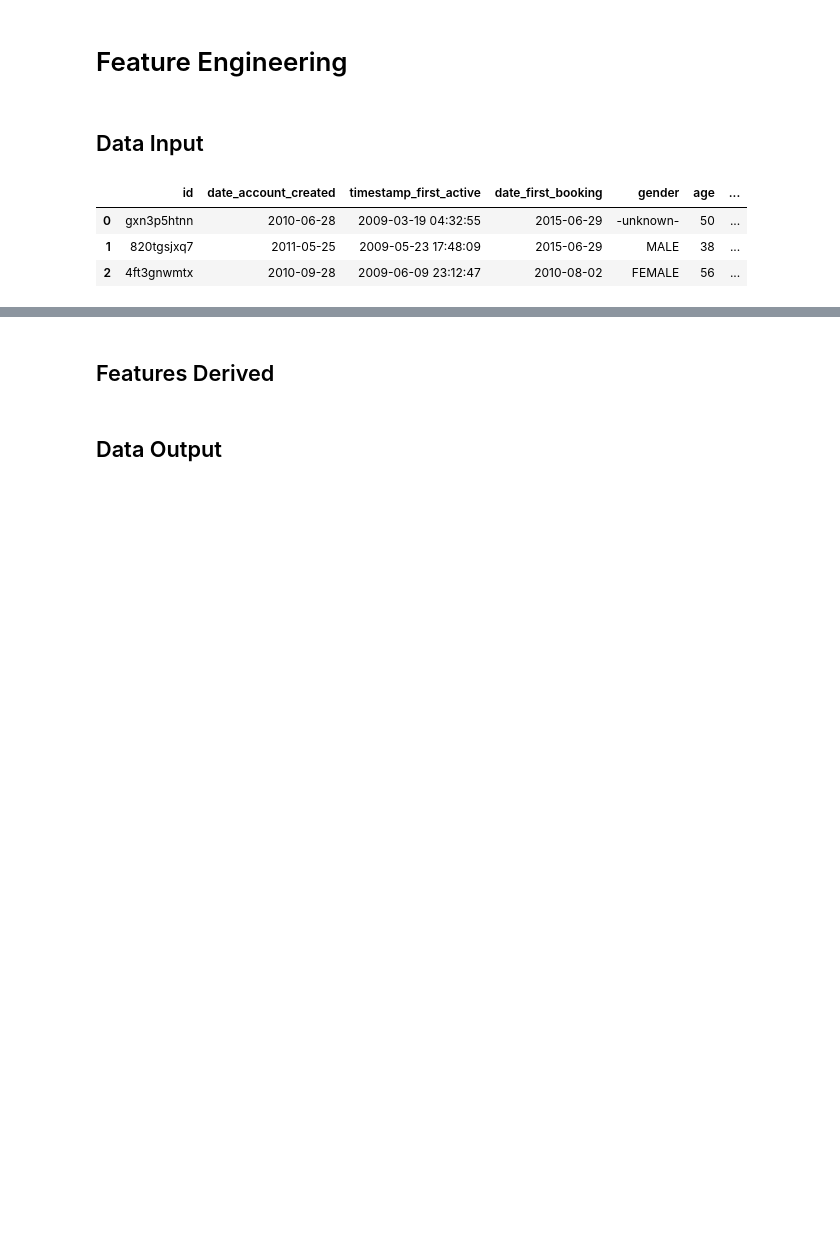
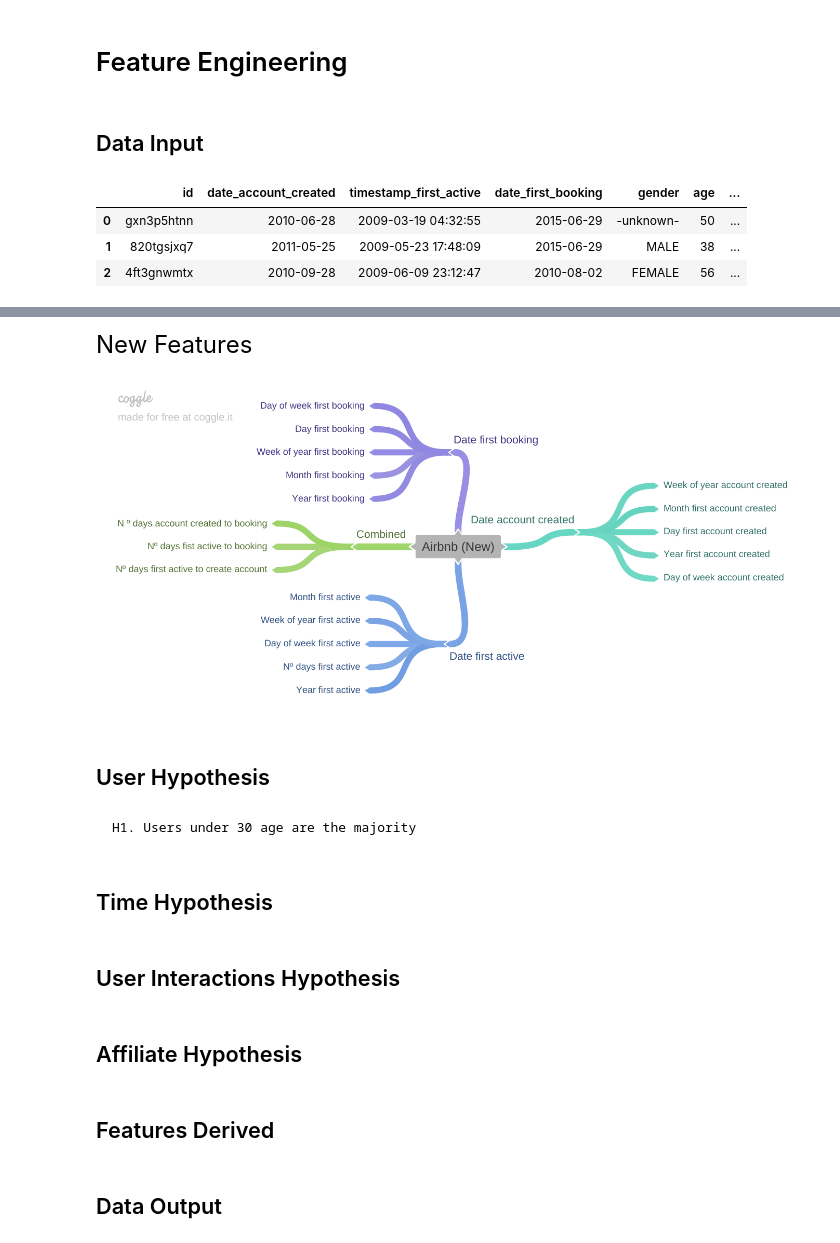
Before and after one commit to MarcosRMG/pa000_airbnb, a Jupyter notebook: notebooks/airbnb.ipynb, the cells around one changed output, grey strips where cells are left out. Drawn from its saved outputs; the diff is of its cells as text; code cells hidden in the pictures; blank space fills up the shorter version.

```diff
--- a/notebooks/airbnb.ipynb
+++ b/notebooks/airbnb.ipynb
@@ -329,3 +339,19 @@ df4.head(3)
+# %% [markdown]
+<font size=5>New Features</font>
+# %%
+Image('../img/airbnb_new.png')
+# %% [output]
+[figure, added]
+# %% [markdown]
+## User Hypothesis
+# %% [markdown]
+    H1. Users under 30 age are the majority
+# %% [markdown]
+## Time Hypothesis
+# %% [markdown]
+## User Interactions Hypothesis
+# %% [markdown]
+## Affiliate Hypothesis
 # %% [markdown]
 ## Features Derived
 # %%
```
Also changed, not shown: parts of 21 cells of this notebook, 2 other files.
